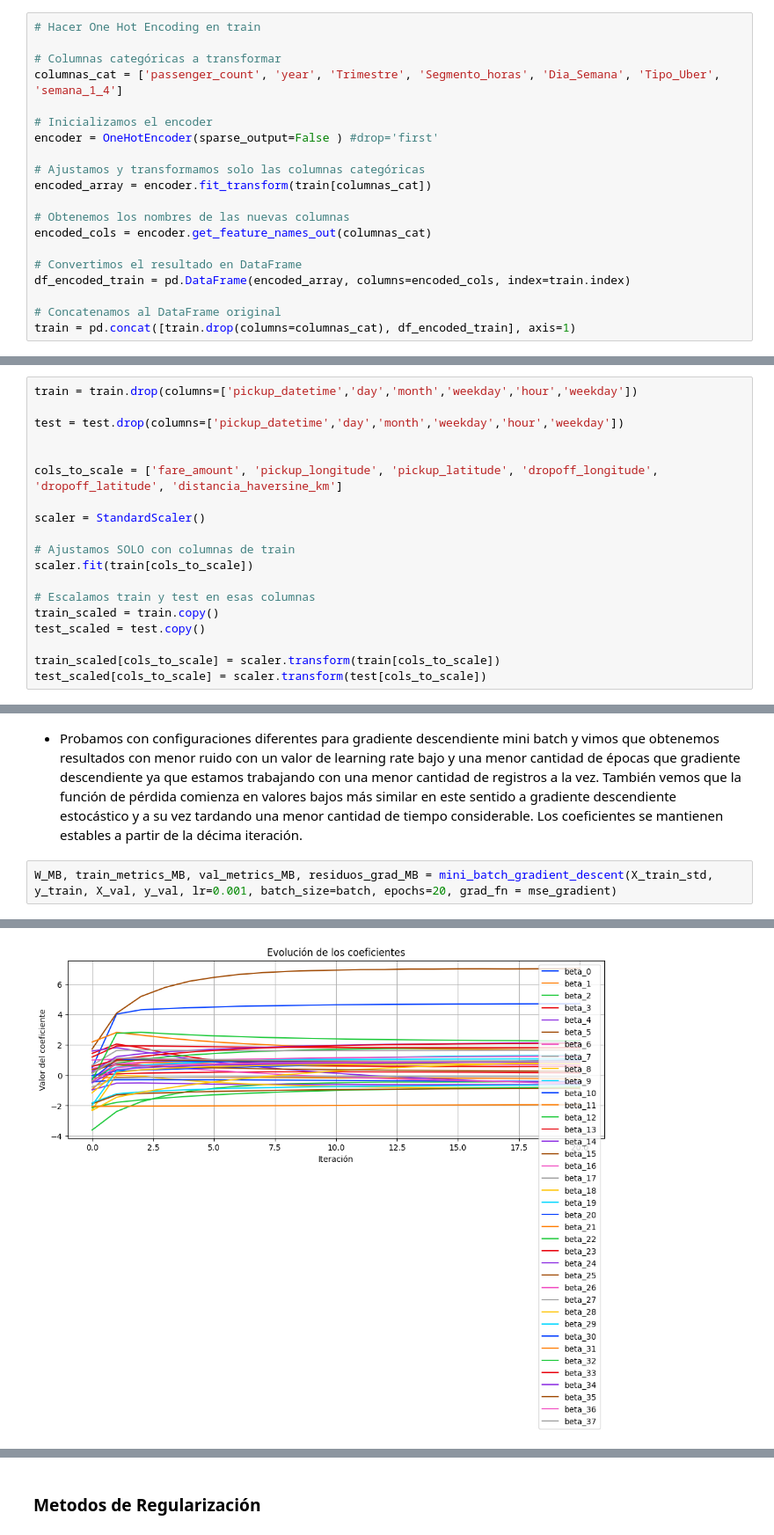
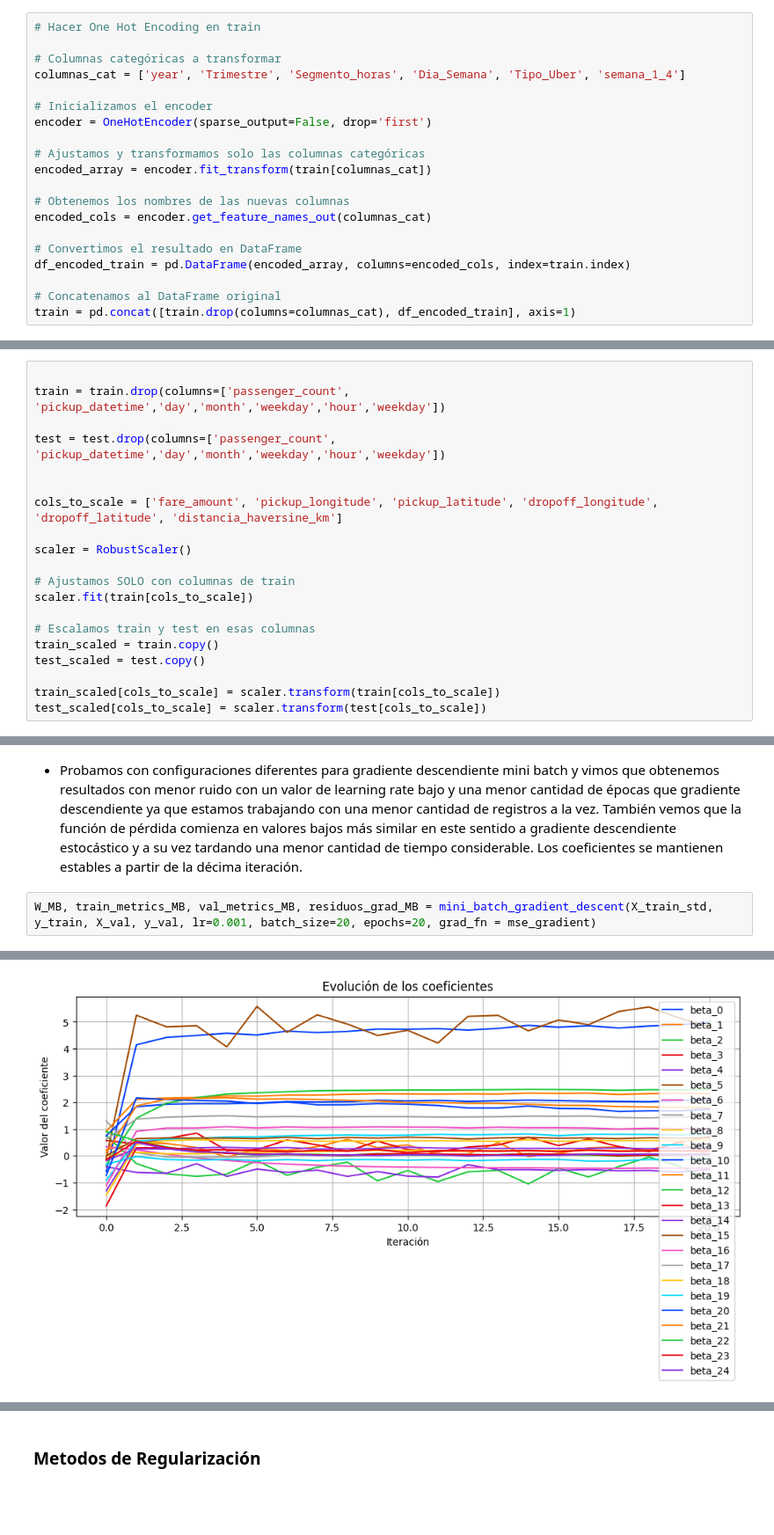
Before and after one commit to TobiasPrieto/AA1-TUIA-2025C2-Esteva-Prieto, a Jupyter notebook: TP-regresion-AA1.ipynb, the cells around one changed output, grey strips where cells are left out. Shown at 88% size. Drawn from its saved outputs; the diff is of its cells as text; blank space fills up the shorter version.

```diff
--- a/TP-regresion-AA1.ipynb
+++ b/TP-regresion-AA1.ipynb
@@ -485,10 +508,10 @@ y_test = test["fare_amount"]
 # Hacer One Hot Encoding en train
 
 # Columnas categóricas a transformar
-columnas_cat = ['passenger_count', 'year', 'Trimestre', 'Segmento_horas', 'Dia_Semana', 'Tipo_Uber', 'semana_1_4']
+columnas_cat = ['year', 'Trimestre', 'Segmento_horas', 'Dia_Semana', 'Tipo_Uber', 'semana_1_4']
 
 # Inicializamos el encoder
-encoder = OneHotEncoder(sparse_output=False ) #drop='first'
+encoder = OneHotEncoder(sparse_output=False, drop='first')
 
 # Ajustamos y transformamos solo las columnas categóricas
 encoded_array = encoder.fit_transform(train[columnas_cat])
@@ -522,14 +545,15 @@ df_encoded_test = pd.DataFrame(encoded_array, columns=encoded_cols, index=test.i
 # Concatenamos al DataFrame original
 test = pd.concat([test.drop(columns=columnas_cat), df_encoded_test], axis=1)
 # %%
-train = train.drop(columns=['pickup_datetime','day','month','weekday','hour','weekday'])
 
-test = test.drop(columns=['pickup_datetime','day','month','weekday','hour','weekday'])
+train = train.drop(columns=['passenger_count', 'pickup_datetime','day','month','weekday','hour','weekday'])
+
+test = test.drop(columns=['passenger_count', 'pickup_datetime','day','month','weekday','hour','weekday'])
 
 
 cols_to_scale = ['fare_amount', 'pickup_longitude', 'pickup_latitude', 'dropoff_longitude', 'dropoff_latitude', 'distancia_haversine_km']
 
-scaler = StandardScaler()
+scaler = RobustScaler()
 
 # Ajustamos SOLO con columnas de train
 scaler.fit(train[cols_to_scale])
@@ -1020,5 +1048,5 @@ batch = int(np.sqrt(len(X_train_std)))
 - Probamos con configuraciones diferentes para gradiente descendiente mini batch y vimos que obtenemos resultados con menor ruido con un valor de learning rate bajo y una menor cantidad de épocas que gradiente descendiente ya que estamos trabajando con una menor cantidad de registros a la vez. También vemos que la función de pérdida comienza en valores bajos más similar en este sentido a gradiente descendiente estocástico y a su vez tardando una menor cantidad de tiempo considerable.
 Los coeficientes se mantienen estables a partir de la décima iteración.
 # %%
-W_MB, train_metrics_MB, val_metrics_MB, residuos_grad_MB = mini_batch_gradient_descent(X_train_std, y_train, X_val, y_val, lr=0.001, batch_size=batch, epochs=20, grad_fn = mse_gradient)
+W_MB, train_metrics_MB, val_metrics_MB, residuos_grad_MB = mini_batch_gradient_descent(X_train_std, y_train, X_val, y_val, lr=0.001, batch_size=20, epochs=20, grad_fn = mse_gradient)
 # %% [output]
@@ -1026,4 +1054,4 @@ W_MB, train_metrics_MB, val_metrics_MB, residuos_grad_MB = mini_batch_gradient_d
-[figure, old version]
+[figure, new version]
 # %%
 # Gradiente descendiente minibatch con train y test
 inicio = time.time()
```
Also changed, not shown: parts of 32 cells of this notebook.
